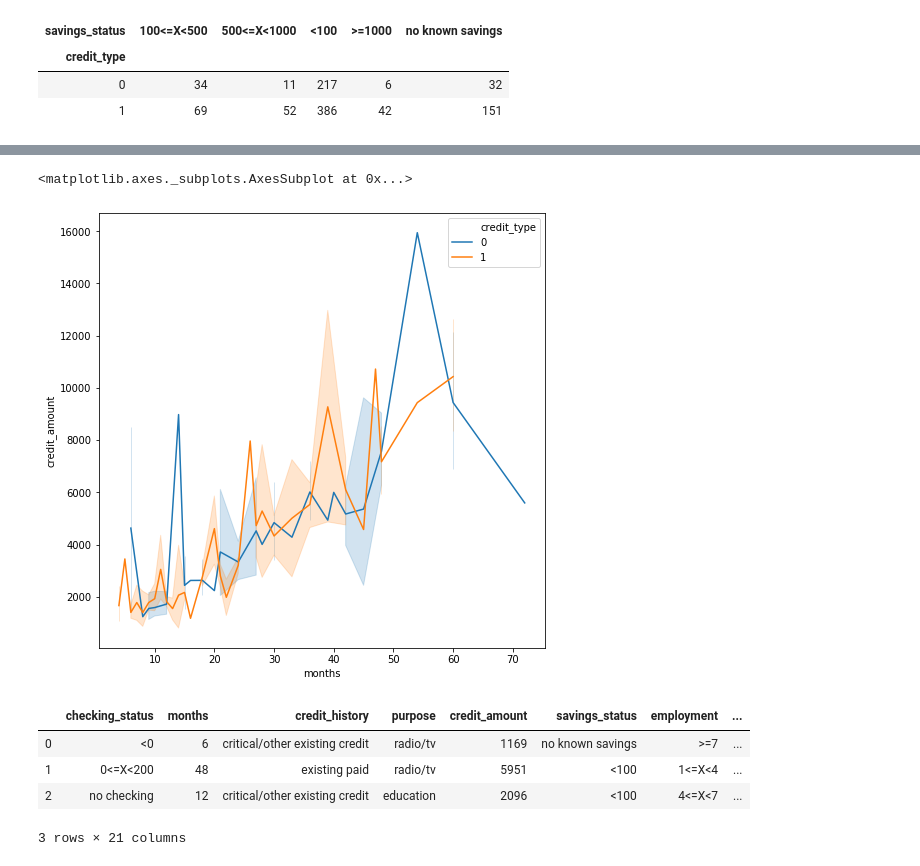
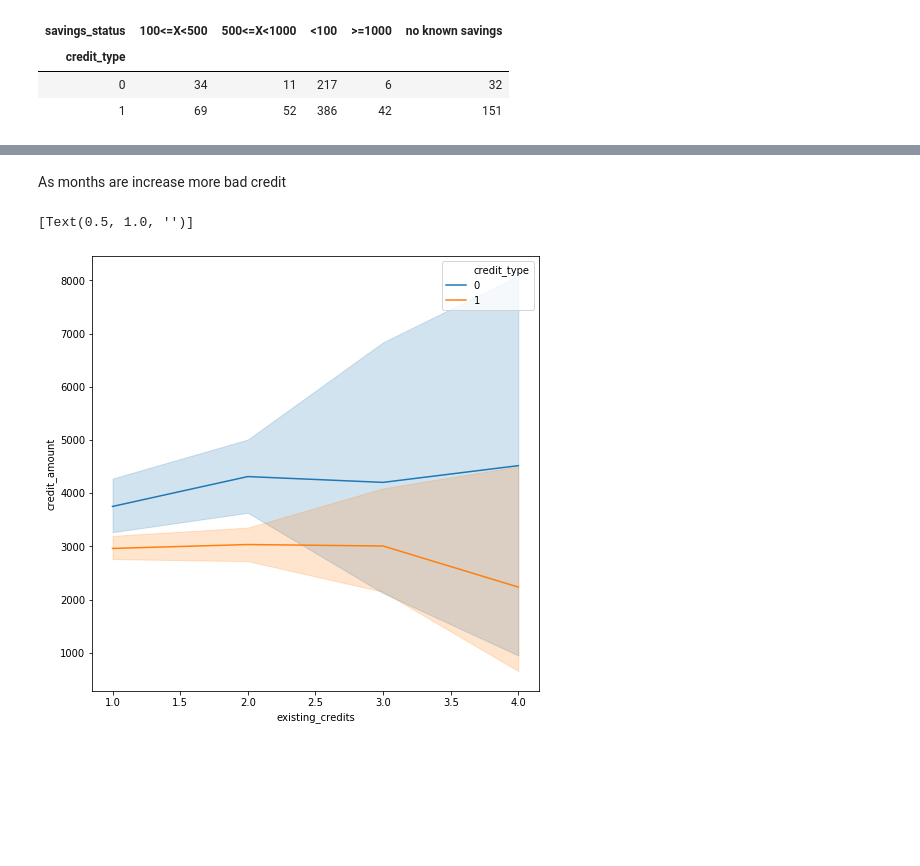
Before and after one commit to akshit4/Credit-Type, a Jupyter notebook: Credit Classification.ipynb, the cells around one changed output, grey strips where cells are left out. Drawn from its saved outputs; the diff is of its cells as text; code cells hidden in the pictures; blank space fills up the shorter version.

```diff
--- a/Credit Classification.ipynb
+++ b/Credit Classification.ipynb
@@ -247,14 +258,8 @@ pd.crosstab(data.credit_type, data.savings_status)
+# %% [markdown]
+ As months are increase more bad credit
 # %%
 fig, ax = plt.subplots(figsize=(8,8))
-sns.lineplot(x='months', y='credit_amount', hue='credit_type', data=data)
+sns.lineplot(x='existing_credits', y='credit_amount', hue='credit_type', data=data).set(title = '')
 # %% [output]
-<matplotlib.axes._subplots.AxesSubplot at 0x...>
+[Text(0.5, 1.0, '')]
-[figure, old version]
+[figure, new version]
-# %%
-data.head(3)
-# %% [output]
-|  | checking_status | months | credit_history | purpose | credit_amount | savings_status | employment | ... |
-| 0 | <0 | 6 | critical/other existing credit | radio/tv | 1169 | no known savings | >=7 | ... |
-| 1 | 0<=X<200 | 48 | existing paid | radio/tv | 5951 | <100 | 1<=X<4 | ... |
-| 2 | no checking | 12 | critical/other existing credit | education | 2096 | <100 | 4<=X<7 | ... |
-3 rows × 21 columns
```
Also changed, not shown: parts of 22 cells of this notebook.
